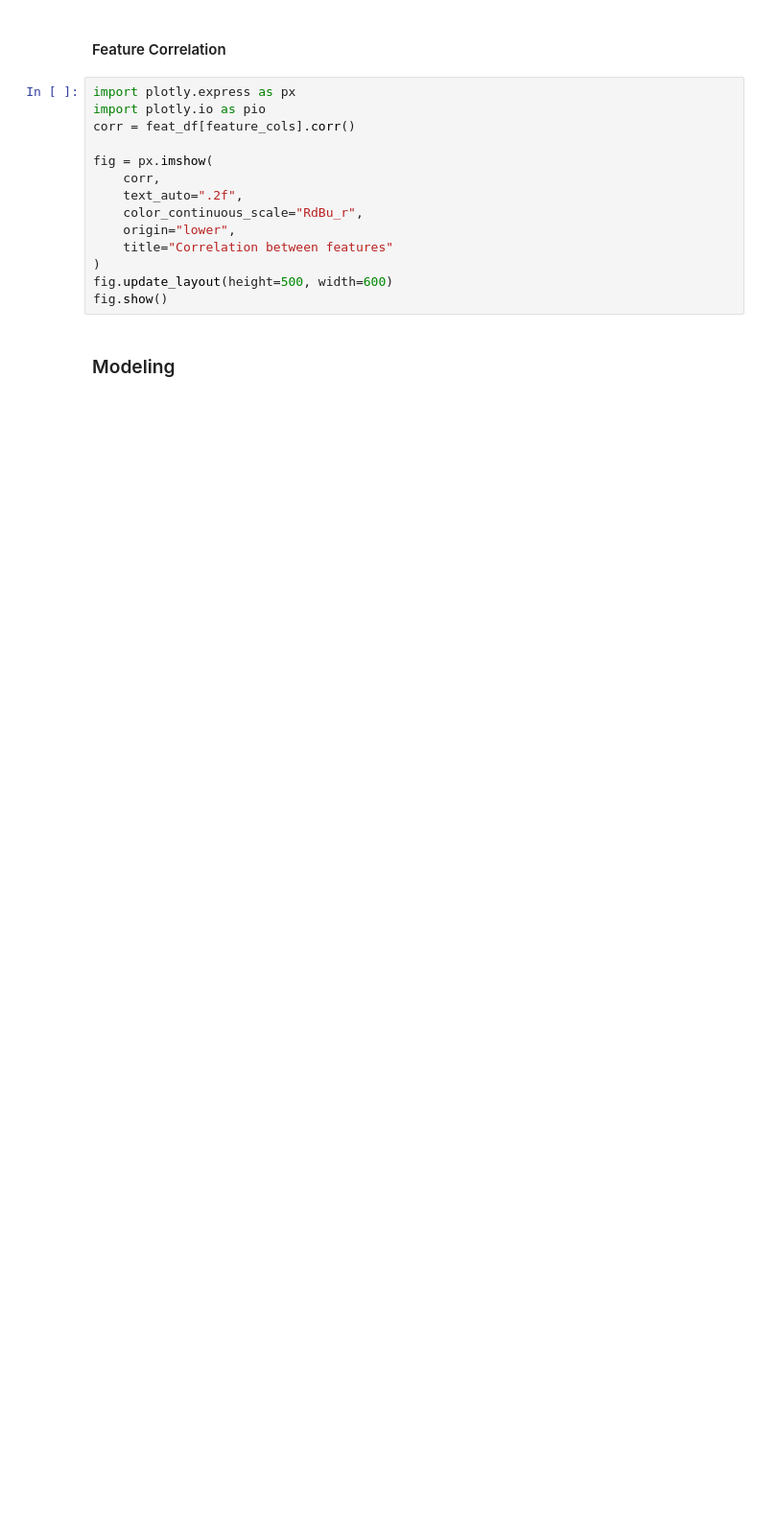
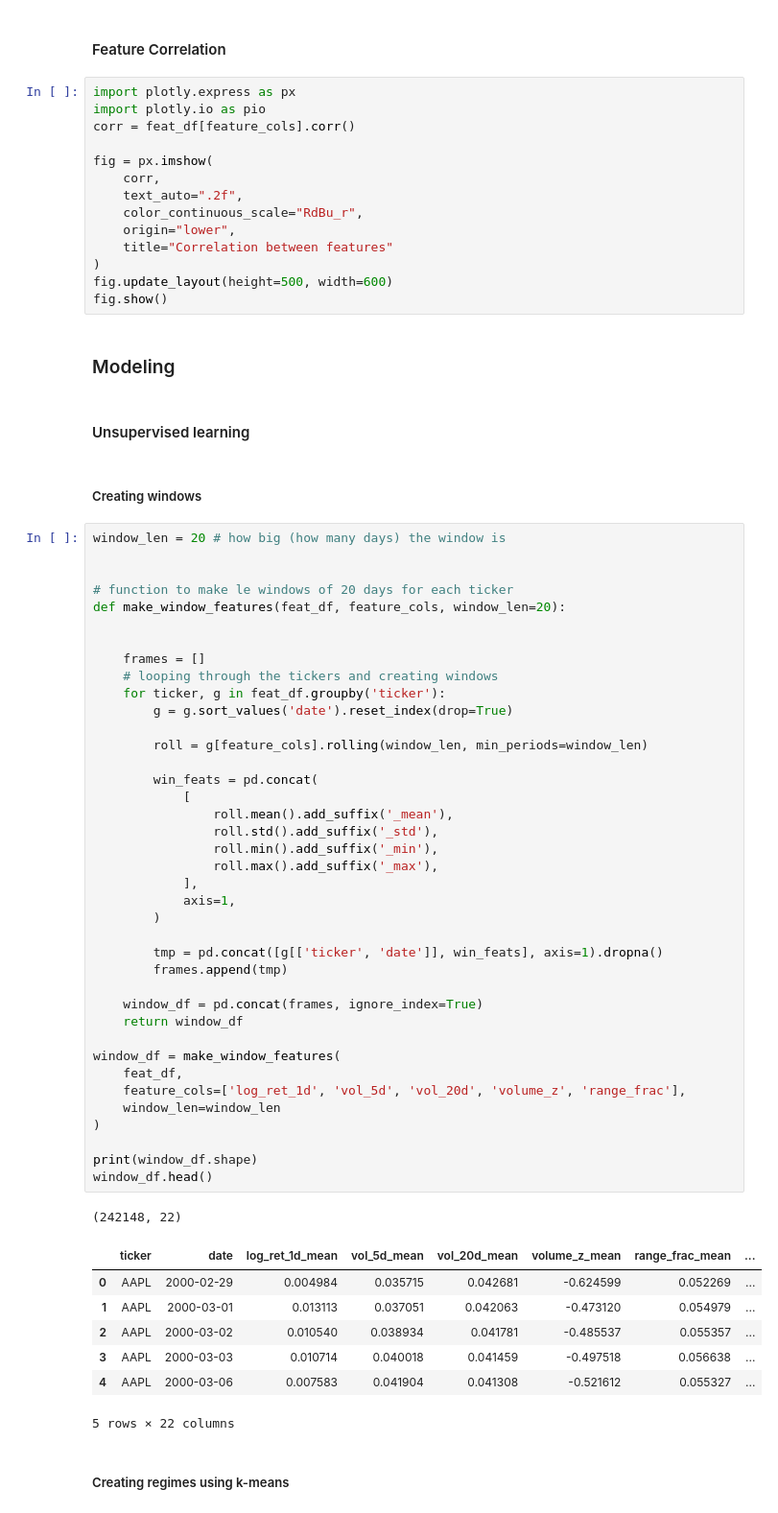
Before and after one commit to gcm107/Team-A, a Jupyter notebook: data-exploration.ipynb, the cells around one changed output. Shown at 96% size. Cells and saved outputs as stored; diff of their text form; blank space fills up the shorter version.

```diff
--- a/data-exploration.ipynb
+++ b/data-exploration.ipynb
@@ -352,3 +355,57 @@ fig.update_layout(height=500, width=600)
 fig.show()
 # %% [markdown]
 ### Modeling
+# %% [markdown]
+####  Unsupervised learning
+# %% [markdown]
+##### Creating windows
+# %%
+window_len = 20 # how big (how many days) the window is
+
+
+# function to make le windows of 20 days for each ticker
+def make_window_features(feat_df, feature_cols, window_len=20):
+
+
+    frames = []
+    # looping through the tickers and creating windows
+    for ticker, g in feat_df.groupby('ticker'):
+        g = g.sort_values('date').reset_index(drop=True)
+
+        roll = g[feature_cols].rolling(window_len, min_periods=window_len)
+
+        win_feats = pd.concat(
+            [
+                roll.mean().add_suffix('_mean'),
+                roll.std().add_suffix('_std'),
+                roll.min().add_suffix('_min'),
+                roll.max().add_suffix('_max'),
+            ],
+            axis=1,
+        )
+
+        tmp = pd.concat([g[['ticker', 'date']], win_feats], axis=1).dropna()
+        frames.append(tmp)
+
+    window_df = pd.concat(frames, ignore_index=True)
+    return window_df
+
+window_df = make_window_features(
+    feat_df,
+    feature_cols=['log_ret_1d', 'vol_5d', 'vol_20d', 'volume_z', 'range_frac'],
+    window_len=window_len
+)
+
+print(window_df.shape)
+window_df.head()
+# %% [output]
+(242148, 22)
+|  | ticker | date | log_ret_1d_mean | vol_5d_mean | vol_20d_mean | volume_z_mean | range_frac_mean | ... |
+| 0 | AAPL | 2000-02-29 | 0.004984 | 0.035715 | 0.042681 | -0.624599 | 0.052269 | ... |
+| 1 | AAPL | 2000-03-01 | 0.013113 | 0.037051 | 0.042063 | -0.473120 | 0.054979 | ... |
+| 2 | AAPL | 2000-03-02 | 0.010540 | 0.038934 | 0.041781 | -0.485537 | 0.055357 | ... |
+| 3 | AAPL | 2000-03-03 | 0.010714 | 0.040018 | 0.041459 | -0.497518 | 0.056638 | ... |
+| 4 | AAPL | 2000-03-06 | 0.007583 | 0.041904 | 0.041308 | -0.521612 | 0.055327 | ... |
+5 rows × 22 columns
+# %% [markdown]
+##### Creating regimes using k-means
```
Also changed, not shown: parts of 13 cells of this notebook.
